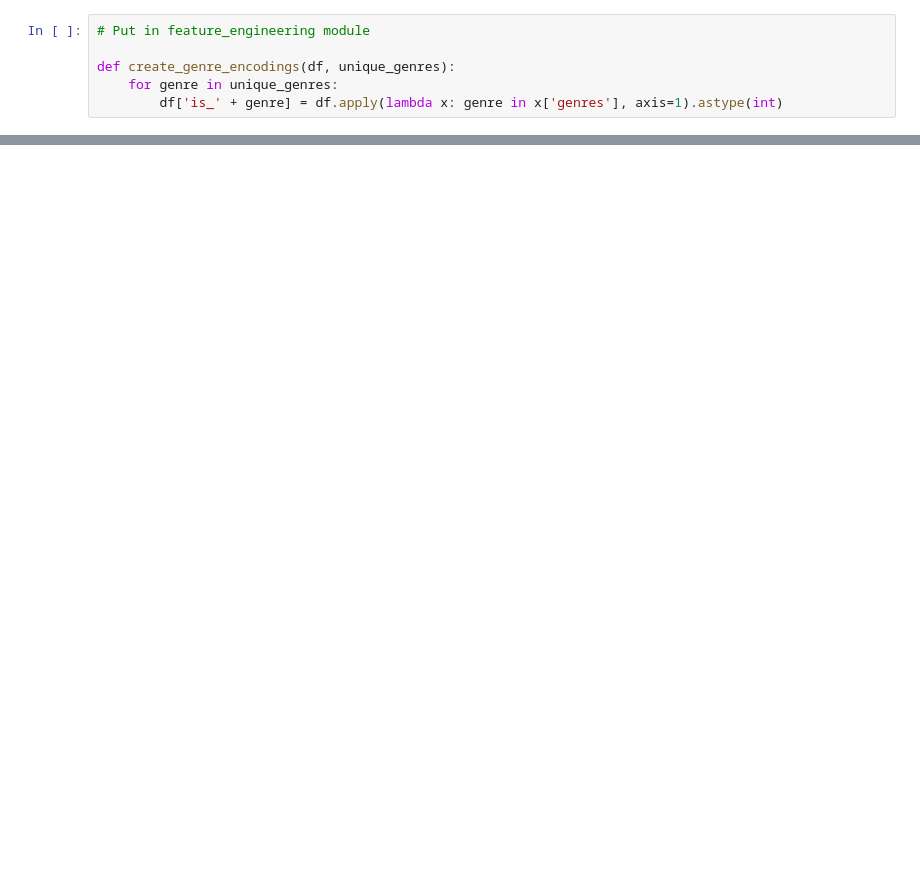
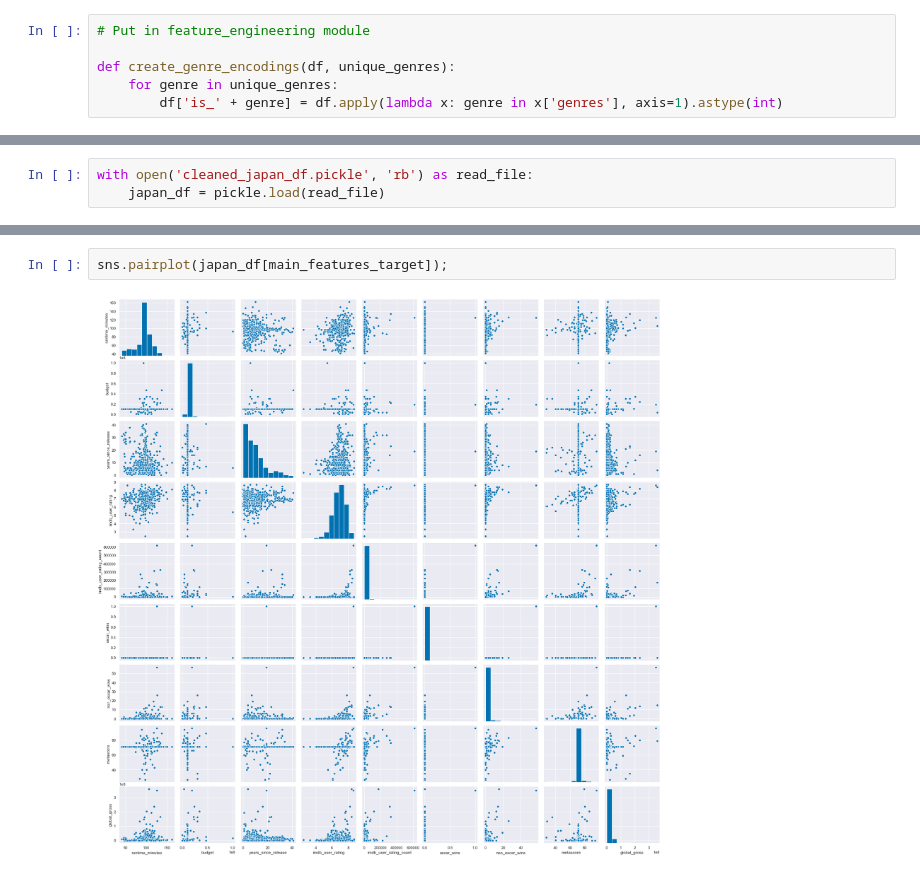
Before and after one commit to binh748/animation-regression, a Jupyter notebook: model_building.ipynb, the cells around one changed output, grey strips where cells are left out. Drawn from its saved outputs; the diff is of its cells as text; blank space fills up the shorter version.

```diff
--- a/model_building.ipynb
+++ b/model_building.ipynb
@@ -52,0 +43,3 @@ memory usage: 144.4+ KB
+# %%
+with open('cleaned_japan_df.pickle', 'rb') as read_file:
+    japan_df = pickle.load(read_file)
@@ -52,0 +74,4 @@ memory usage: 144.4+ KB
+# %%
+sns.pairplot(japan_df[main_features_target]);
+# %% [output]
+[figure, added]
```
Also changed, not shown: parts of 15 cells of this notebook.
